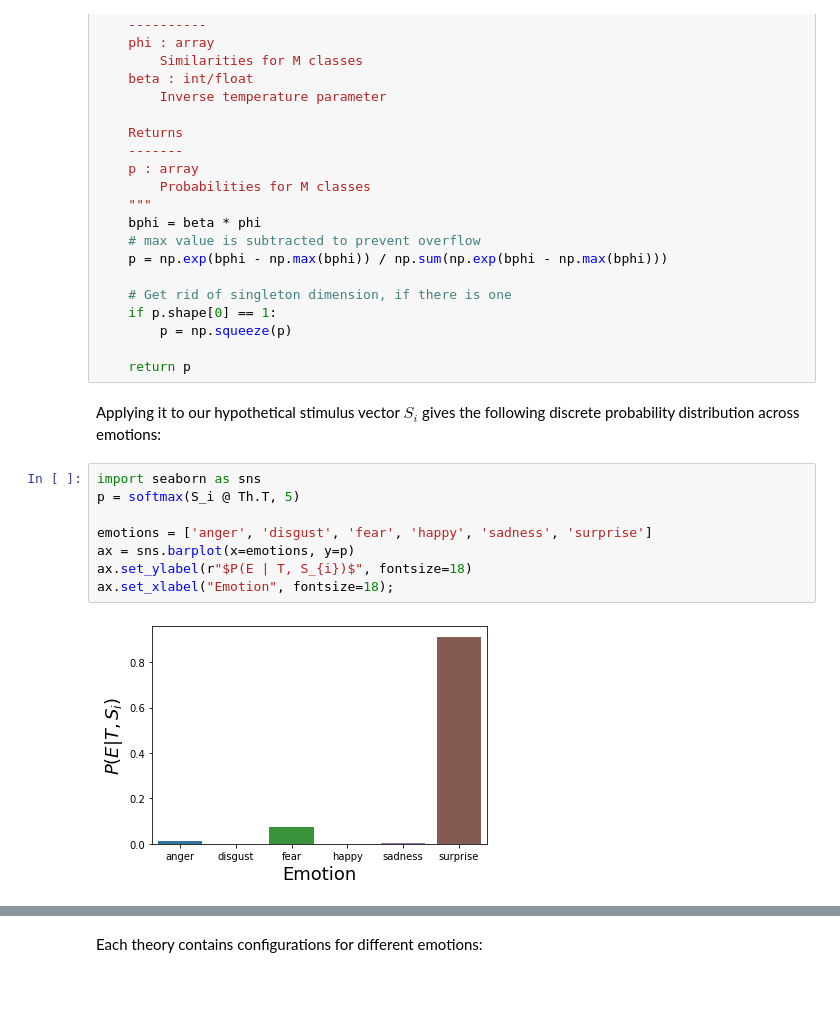
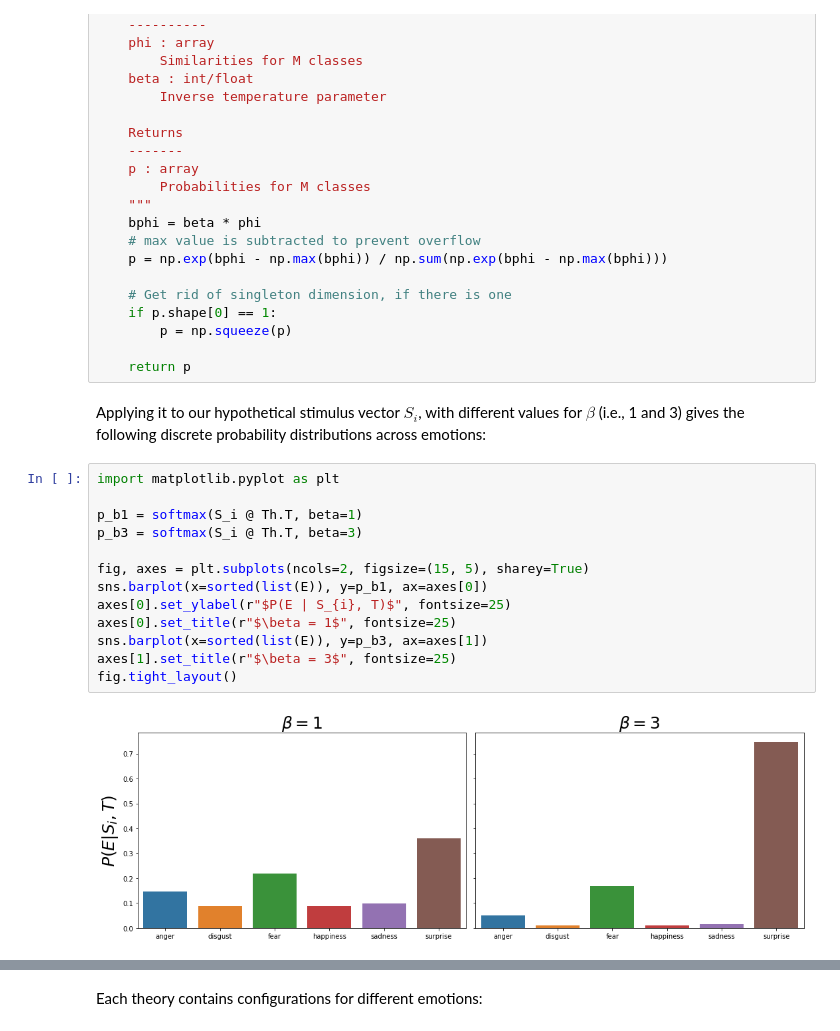
Before and after one commit to lukassnoek/hypothesis-kernel-analysis, a Jupyter notebook: notebooks/theory_kernel_analysis.ipynb, the cells around one changed output, grey strips where cells are left out. Drawn from its saved outputs; the diff is of its cells as text; blank space fills up the shorter version.

```diff
--- a/notebooks/theory_kernel_analysis.ipynb
+++ b/notebooks/theory_kernel_analysis.ipynb
@@ -172,15 +214,20 @@ def softmax(phi, beta):
 
     return p
 # %% [markdown]
-Applying it to our hypothetical stimulus vector $S_{i}$ gives the following discrete probability distribution across emotions:
+Applying it to our hypothetical stimulus vector $S_{i}$, with different values for $\beta$ (i.e., 1 and 3) gives the following discrete probability distributions across emotions:
-# %%
-import seaborn as sns
-p = softmax(S_i @ Th.T, 5)
-
-emotions = ['anger', 'disgust', 'fear', 'happy', 'sadness', 'surprise']
-ax = sns.barplot(x=emotions, y=p)
-ax.set_ylabel(r"$P(E | T, S_{i})$", fontsize=18)
-ax.set_xlabel("Emotion", fontsize=18);
-# %% [output]
-[figure, removed]
+# %%
+import matplotlib.pyplot as plt
+
+p_b1 = softmax(S_i @ Th.T, beta=1)
+p_b3 = softmax(S_i @ Th.T, beta=3)
+
+fig, axes = plt.subplots(ncols=2, figsize=(15, 5), sharey=True)
+sns.barplot(x=sorted(list(E)), y=p_b1, ax=axes[0])
+axes[0].set_ylabel(r"$P(E | S_{i}, T)$", fontsize=25)
+axes[0].set_title(r"$\beta = 1$", fontsize=25)
+sns.barplot(x=sorted(list(E)), y=p_b3, ax=axes[1])
+axes[1].set_title(r"$\beta = 3$", fontsize=25)
+fig.tight_layout()
+# %% [output]
+[figure, added]
 # %% [markdown]
```
Also changed, not shown: parts of 48 cells of this notebook, 1 other file.
